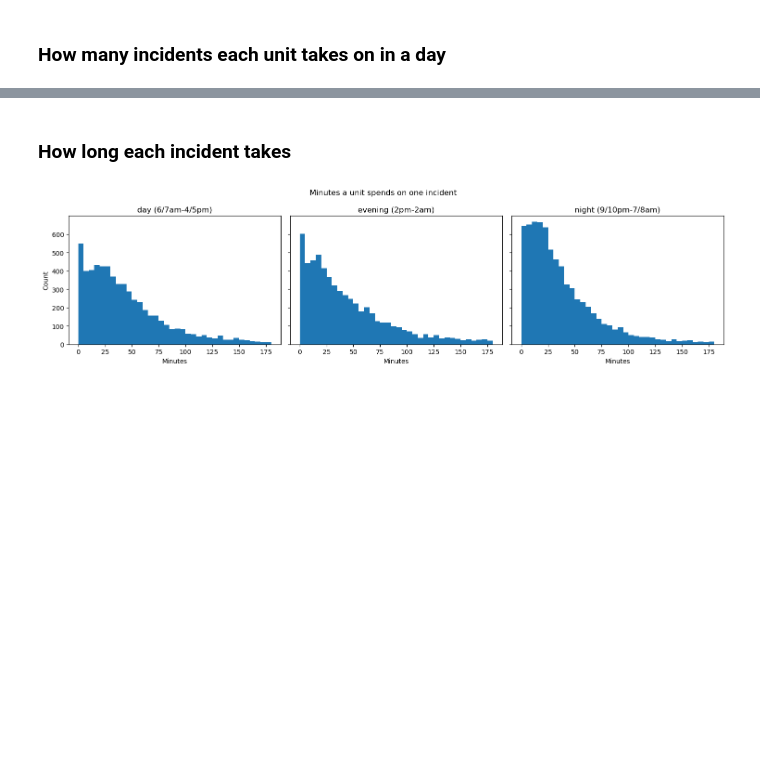
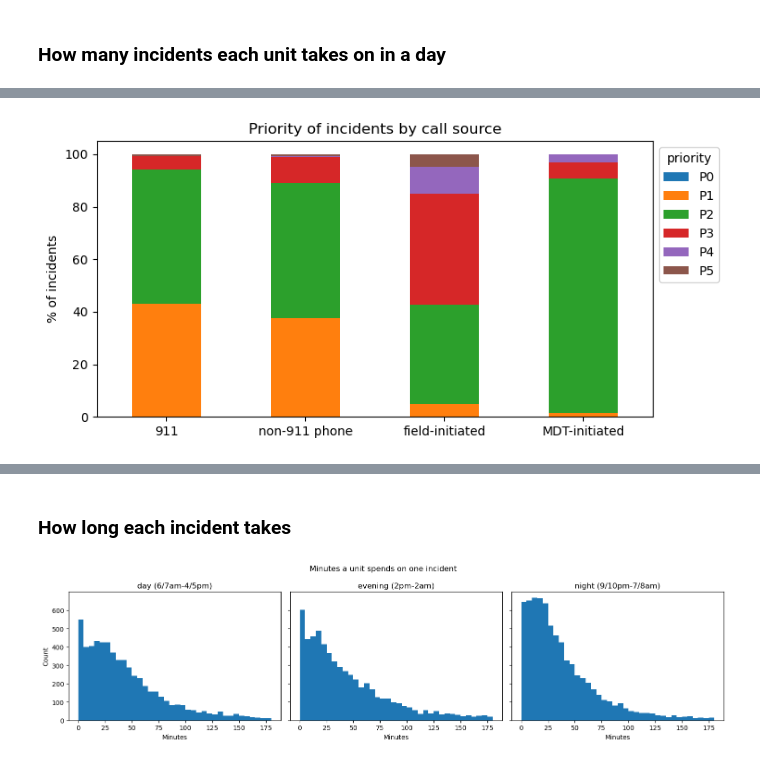
Before and after one commit to yoonoolee/oakland_police_department, a Jupyter notebook: manpower_july_2024_incidents.ipynb, the cells around one changed output, grey strips where cells are left out. Drawn from its saved outputs; the diff is of its cells as text; code cells hidden in the pictures; blank space fills up the shorter version.

```diff
--- a/manpower_july_2024_incidents.ipynb
+++ b/manpower_july_2024_incidents.ipynb
@@ -95,0 +122,14 @@ plt.show()
+# %%
+# Priority mix of each call source: one row per incident patrol units worked, percent of incidents in each priority
+incident_mix = prio.drop_duplicates("Incident_FK").dropna(subset=["call_source"])
+pct = pd.crosstab(incident_mix["call_source"].map(SOURCE), incident_mix["priority"], normalize="index") * 100
+pct = pct.loc[list(SOURCE.values()), sorted(pct.columns)]
+
+pct.plot(kind="bar", stacked=True, rot=0, figsize=(8, 4))
+plt.title("Priority of incidents by call source")
+plt.xlabel("")
+plt.ylabel("% of incidents")
+plt.legend(title="priority", loc="upper left", bbox_to_anchor=(1, 1))
+plt.show()
+# %% [output]
+[figure, added]
```
Also changed, not shown: parts of 15 cells of this notebook, 1 other file.
